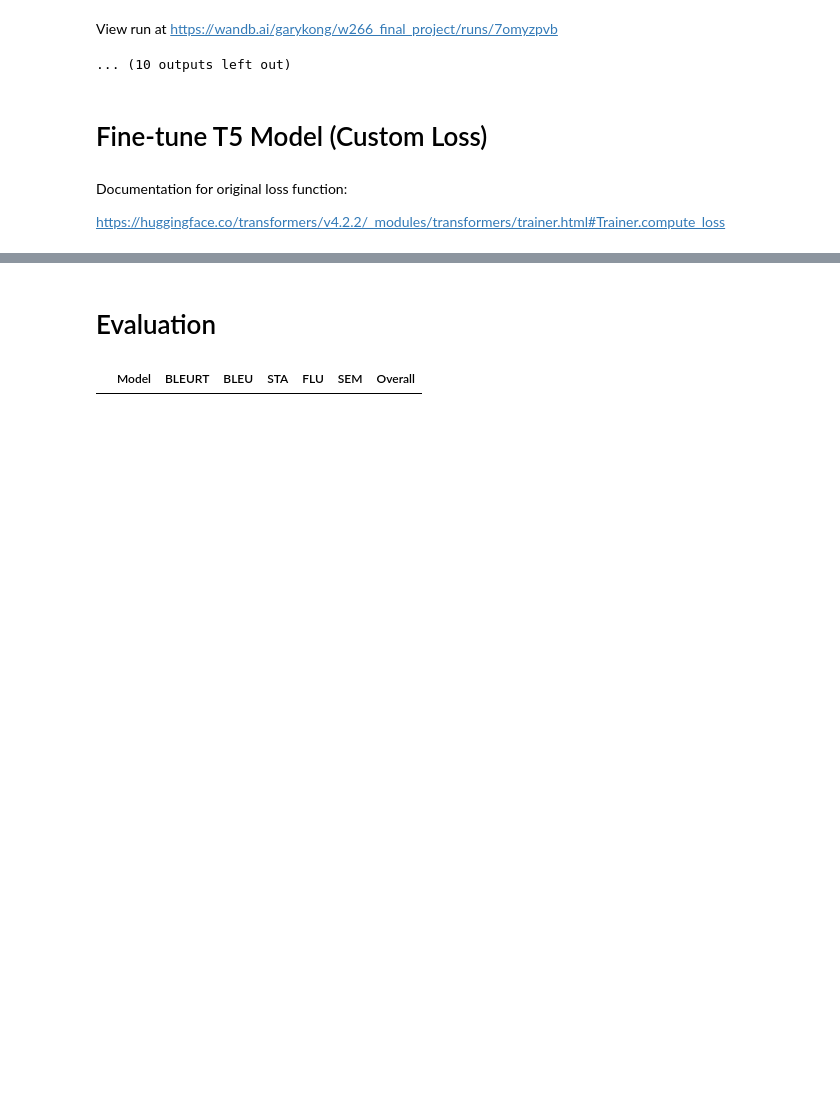
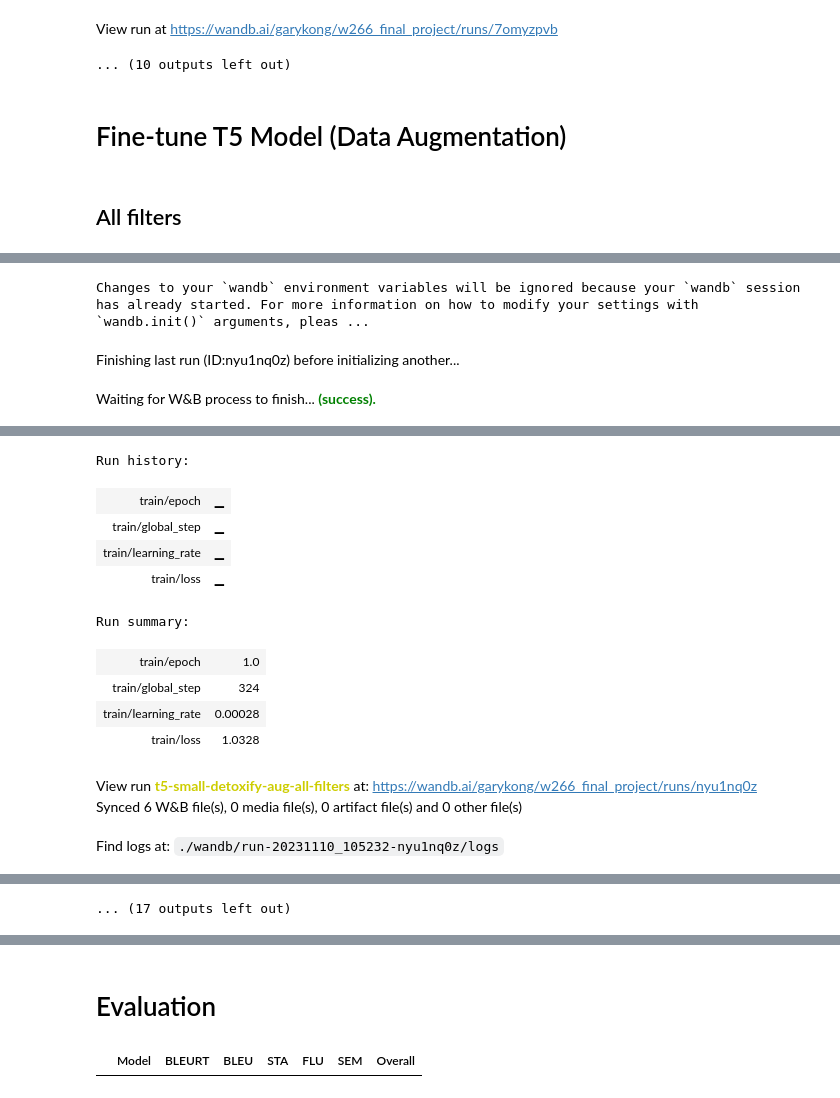
Before and after one commit to garyukong/T5-TextDetoxification, a Jupyter notebook: notebooks/2_Models.ipynb, the cells around one changed output, grey strips where cells are left out. Saved outputs shown, nothing was run; the diff lists cells and outputs as text; code cells hidden in the pictures; blank space fills up the shorter version.

```diff
--- a/notebooks/2_Models.ipynb
+++ b/notebooks/2_Models.ipynb
@@ -795,8 +809,30 @@ View project at https://wandb.ai/garykong/w266_final_project
 View run at https://wandb.ai/garykong/w266_final_project/runs/7omyzpvb
 ... (10 outputs left out)
 # %% [markdown]
-# Fine-tune T5 Model (Custom Loss)
+# Fine-tune T5 Model (Data Augmentation)
-# %% [markdown]
-Documentation for original loss function:
-
-https://huggingface.co/transformers/v4.2.2/_modules/transformers/trainer.html#Trainer.compute_loss
+# %% [markdown]
+## All filters
+# %%
+prefixed_datasets_all_filters = add_prefix(aug_datasets_all_filters)
+
+tokenized_datasets_all_filters_t5_small = prefixed_datasets_all_filters.map(
+    preprocess_function,
+    fn_kwargs={'tokenizer': tokenizer_t5_small},
+    batched=True,
+    remove_columns=["source", "target"],
+)
+
+trainer_t5_small_aug = setup_trainer(
+    output_dir_name="t5-small-detoxify-aug-all-filters",
+    model_checkpoint="t5-small",
+    train_dataset=tokenized_datasets_all_filters_t5_small["train"],
+    eval_dataset=tokenized_datasets_all_filters_t5_small["validation"],
+)
+
+wandb.init(project="w266_final_project", name="t5-small-detoxify-aug-all-filters")
+trainer_t5_small_aug.train()
+wandb.finish()
+
+# Print path to the best checkpoint
+print(trainer_t5_small_aug.state.best_model_checkpoint)
+# %% [output]
@@ -802,0 +845,3 @@ https://huggingface.co/transformers/v4.2.2/_modules/transformers/trainer.html#Tr
+Changes to your `wandb` environment variables will be ignored because your `wandb` session has already started. For more information on how to modify your settings with `wandb.init()` arguments, pleas ...
+Finishing last run (ID:nyu1nq0z) before initializing another...
+Waiting for W&B process to finish... (success).
@@ -802,0 +849,13 @@ https://huggingface.co/transformers/v4.2.2/_modules/transformers/trainer.html#Tr
+Run history:
+| train/epoch | ▁ |
+| train/global_step | ▁ |
+| train/learning_rate | ▁ |
+| train/loss | ▁ |
+Run summary:
+| train/epoch | 1.0 |
+| train/global_step | 324 |
+| train/learning_rate | 0.00028 |
+| train/loss | 1.0328 |
+View run t5-small-detoxify-aug-all-filters at: https://wandb.ai/garykong/w266_final_project/runs/nyu1nq0z
+Synced 6 W&B file(s), 0 media file(s), 0 artifact file(s) and 0 other file(s)
+Find logs at: ./wandb/run-20231110_105232-nyu1nq0z/logs
@@ -802,0 +863 @@ https://huggingface.co/transformers/v4.2.2/_modules/transformers/trainer.html#Tr
+... (17 outputs left out)
```
Also changed, not shown: parts of 16 cells of this notebook, 55 other files.
